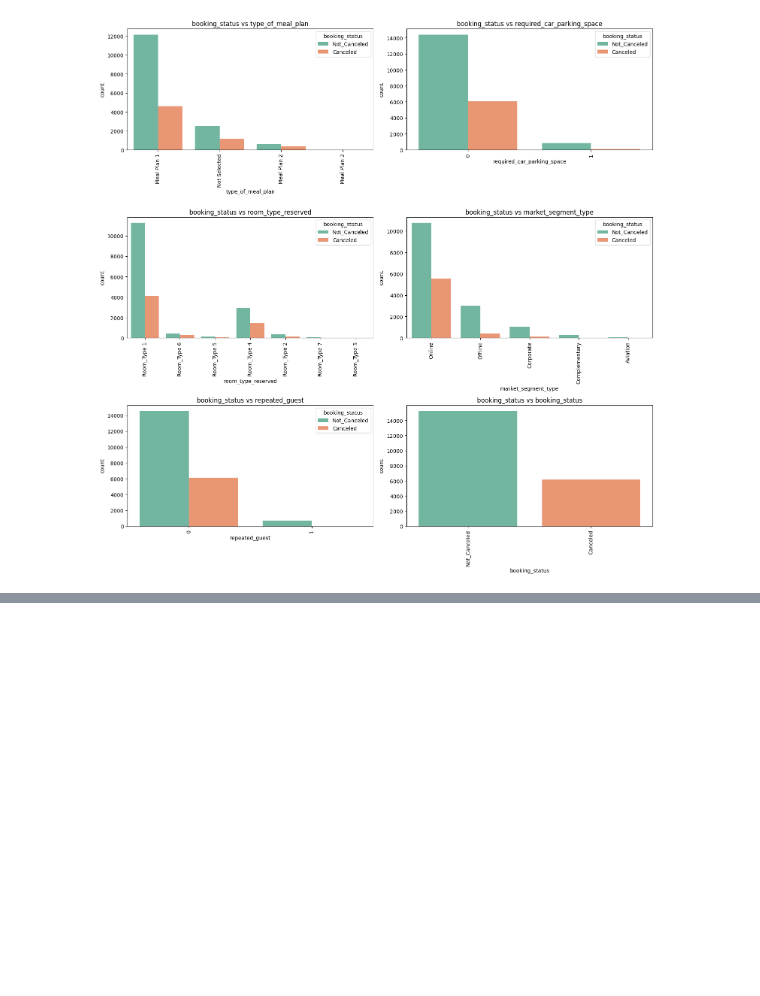
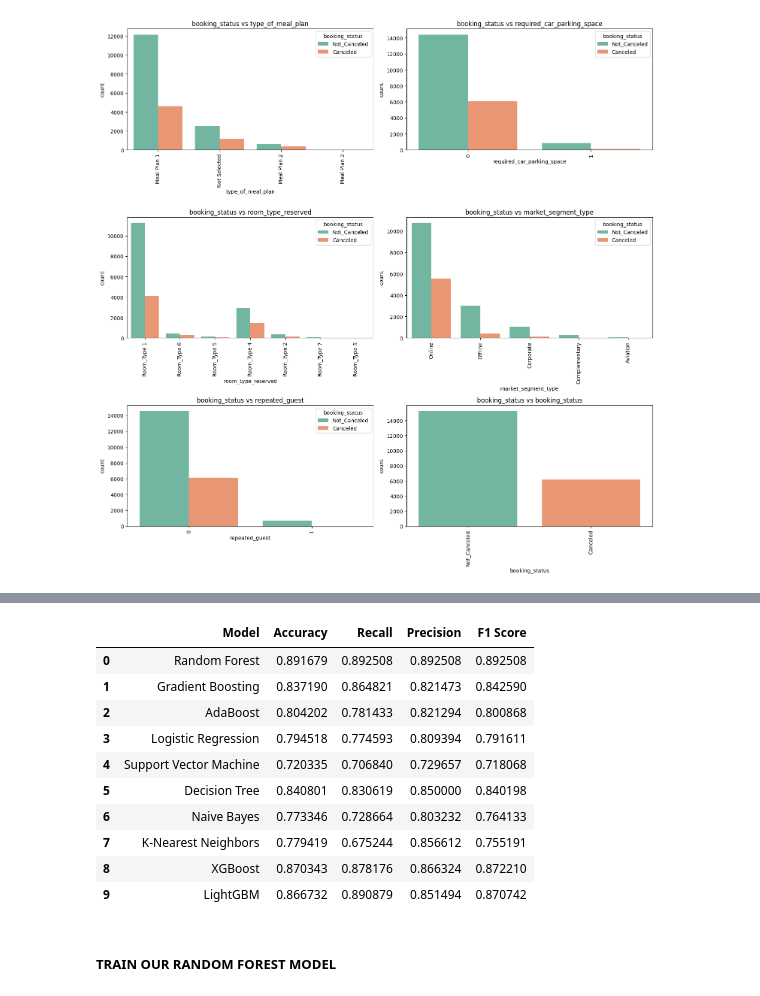
Before and after one commit to kemechial/MLOps, a Jupyter notebook: Project1/notebook/notebook.ipynb, the cells around one changed output, grey strips where cells are left out. Saved outputs shown, nothing was run; the diff lists cells and outputs as text; code cells hidden in the pictures; blank space fills up the shorter version.

```diff
--- a/Project1/notebook/notebook.ipynb
+++ b/Project1/notebook/notebook.ipynb
@@ -218,0 +636,31 @@ plot_bivariate_cat(data, 'booking_status', cat_cols)
+# %%
+classifiers = {
+    'Random Forest': RandomForestClassifier(random_state=42),
+    'Gradient Boosting': GradientBoostingClassifier(random_state=42),
+    'AdaBoost': AdaBoostClassifier(random_state=42),
+    'Logistic Regression': LogisticRegression(max_iter=1000, random_state=42),
+    'Support Vector Machine': SVC(random_state=42),
+    'Decision Tree': DecisionTreeClassifier(random_state=42),
+    'Naive Bayes': GaussianNB(),
+    'K-Nearest Neighbors': KNeighborsClassifier(),
+    'XGBoost': XGBClassifier(random_state=42),
+    'LightGBM': LGBMClassifier(random_state=42)
+}
+# %%
+metrics = {
+    'Model': [],
+    'Accuracy': [],
+    'Recall': [],
+    'Precision': [],
+    'F1 Score': []
+    }
+# %%
+for model_name, classifier in classifiers.items():
+    classifier.fit(X_train, y_train)
+    y_pred = classifier.predict(X_test)
+
+    metrics['Model'].append(model_name)
+    metrics['Accuracy'].append(accuracy_score(y_test, y_pred))
+    metrics['Recall'].append(recall_score(y_test, y_pred))
+    metrics['Precision'].append(precision_score(y_test, y_pred))
+    metrics['F1 Score'].append(f1_score(y_test, y_pred))
@@ -218,0 +676,2 @@ plot_bivariate_cat(data, 'booking_status', cat_cols)
+# %%
+metrics_df = pd.DataFrame(metrics)
@@ -218,0 +698,16 @@ plot_bivariate_cat(data, 'booking_status', cat_cols)
+# %%
+metrics_df
+# %% [output]
+|  | Model | Accuracy | Recall | Precision | F1 Score |
+| 0 | Random Forest | 0.891679 | 0.892508 | 0.892508 | 0.892508 |
+| 1 | Gradient Boosting | 0.837190 | 0.864821 | 0.821473 | 0.842590 |
+| 2 | AdaBoost | 0.804202 | 0.781433 | 0.821294 | 0.800868 |
+| 3 | Logistic Regression | 0.794518 | 0.774593 | 0.809394 | 0.791611 |
+| 4 | Support Vector Machine | 0.720335 | 0.706840 | 0.729657 | 0.718068 |
+| 5 | Decision Tree | 0.840801 | 0.830619 | 0.850000 | 0.840198 |
+| 6 | Naive Bayes | 0.773346 | 0.728664 | 0.803232 | 0.764133 |
+| 7 | K-Nearest Neighbors | 0.779419 | 0.675244 | 0.856612 | 0.755191 |
+| 8 | XGBoost | 0.870343 | 0.878176 | 0.866324 | 0.872210 |
+| 9 | LightGBM | 0.866732 | 0.890879 | 0.851494 | 0.870742 |
+# %% [markdown]
+##### TRAIN OUR RANDOM FOREST MODEL
```
Also changed, not shown: parts of 74 cells of this notebook, 1 other file.
